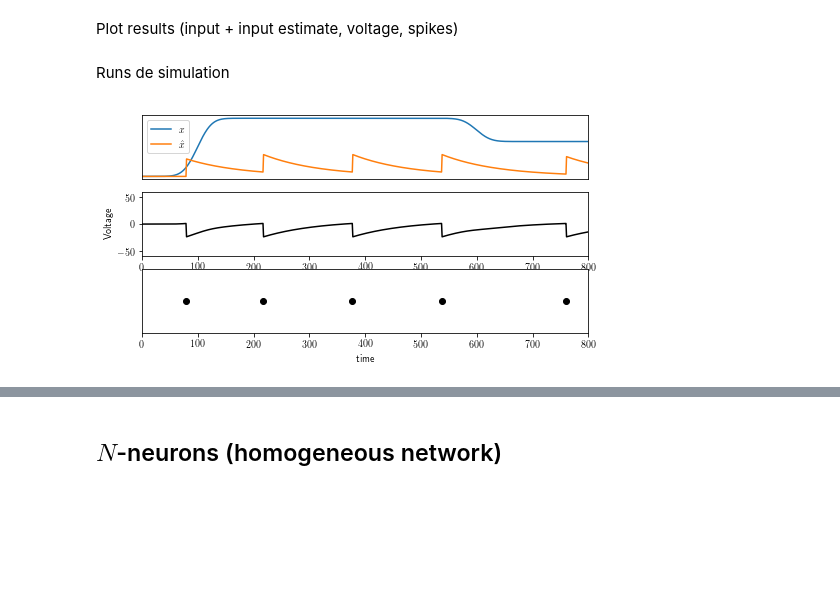
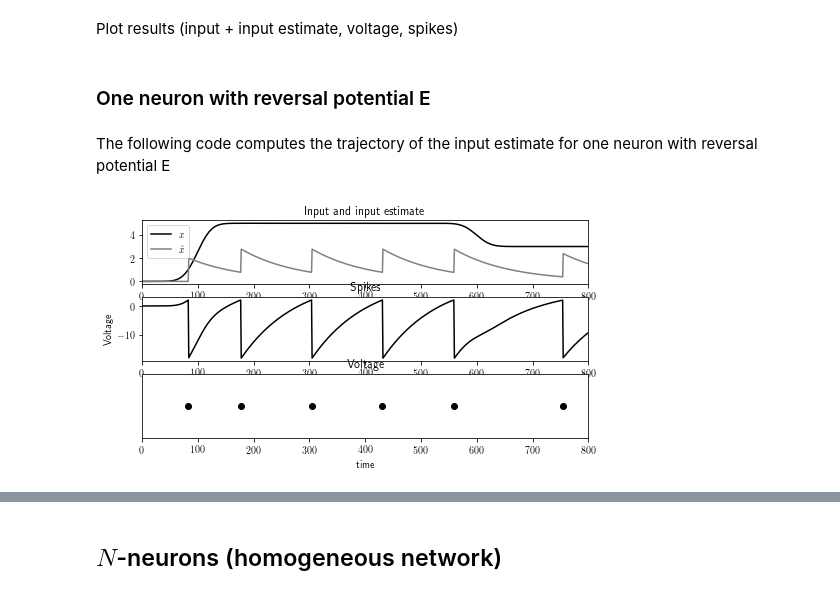
Before and after one commit to ABra1993/LisbonLab, a Jupyter notebook: Conductance_SNN.ipynb, the cells around one changed output, grey strips where cells are left out. Drawn from its saved outputs; the diff is of its cells as text; code cells hidden in the pictures; blank space fills up the shorter version.

```diff
--- a/Conductance_SNN.ipynb
+++ b/Conductance_SNN.ipynb
@@ -72,12 +108,12 @@ def run_single(E):
         x_est[t] = x_est[t - 1] + dt * dxestdt
 
         # update voltage
-        dVdt = -voltage[t - 1] + gamma * c[t - 1] - o[t - 1] * (voltage[t - 1] - E) * (gamma ** 2)
+        dVdt = -voltage[t - 1] + gamma * c[t - 1] - (gamma ** 2) * o[t - 1] * (voltage[t - 1] - E)
         voltage[t] = voltage[t - 1] + dt * dVdt
 
         # spike when voltage exceeds threshold
         if voltage[t] > T:
-            o[t] = 1/dt
+            o[t] = 1/dt #* np.abs(voltage[t] - E_e)
 
             # save spike times
             spike.append(1)
@@ -93,38 +129,39 @@ def plot_single():
     pl.rc('text', usetex=True)
 
     pl.subplot(plots, 1, 1)
-    pl.plot(x, label=r'$x$')
-    pl.plot(x_est, label=r'$\hat{x}$')
+    pl.plot(x, label=r'$x$', color='black')
+    pl.title('Input and input estimate')
+    pl.plot(x_est, label=r'$\hat{x}$', color='gray')
     pl.xlim(0, iterations)
-    pl.yticks([])
-    pl.xticks([])
+#     pl.yticks([])
+#     pl.xticks([])
     pl.legend()
 
     pl.subplot(plots, 1, 2)
+    pl.title('Spikes')
     pl.plot(voltage, 'k')
     pl.xlim(0, iterations)
     pl.ylabel('Voltage')
-    pl.ylim(-60, 60)
-#     pl.yticks([])
-#     pl.xticks([])
 
     pl.subplot(plots, 1, 3)
+    pl.title('Voltage')
     pl.scatter(t_spike, spike, c='k')
     pl.xlim(0, iterations)
     pl.yticks([])
     pl.xlabel('time')
-# %% [markdown]
-Runs de simulation
+# %% [markdown]
+### One neuron with reversal potential E
+# %% [markdown]
+The following code computes the trajectory of the input estimate for one neuron with reversal potential E
 # %%
 dt = 0.01
 iterations = 800
-gamma = 1.5
-E_e = 20
-E_i = -10
+gamma = 2
+E = -3
 
 t, x_est, o, voltage, T, spike, t_spike = initialize_params_single(dt, iterations, gamma)
 x,c = TVS_single()
-run_single(E_i)
+run_single(E)
 plot_single()
 # %% [output]
-[figure, old version]
+[figure, new version]
```
Also changed, not shown: parts of 32 cells of this notebook, 4 other files.
